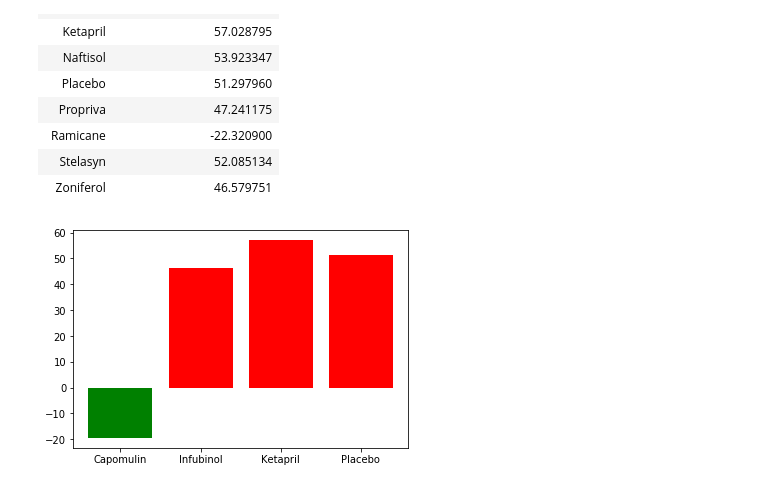
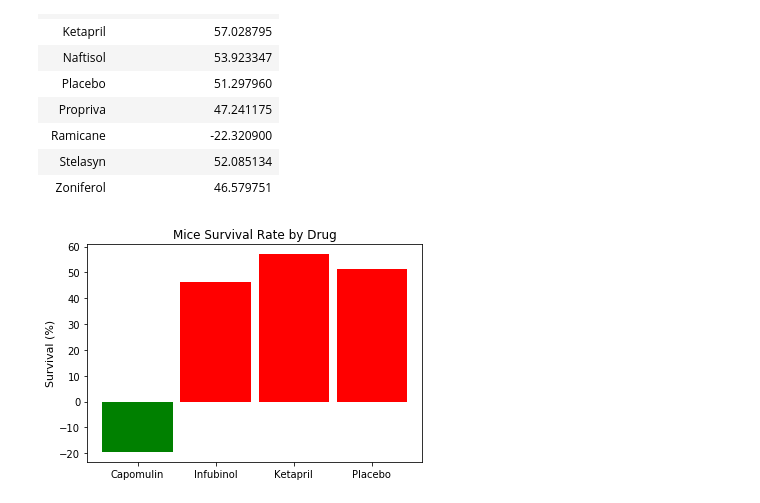
Before and after one commit to AlejandraRosa/Matplotlib-Challenge, a Jupyter notebook: Pymaceuticals/pymaceuticals_starter.ipynb, the cells around one changed output. Cells and saved outputs as stored; diff of their text form; code cells hidden in the pictures.

```diff
--- a/Pymaceuticals/pymaceuticals_starter.ipynb
+++ b/Pymaceuticals/pymaceuticals_starter.ipynb
@@ -362,25 +388,24 @@ tumor_percent_df
 # %%
 # Store all Relevant Percent Changes into a Tuple
 # Splice the data between passing and failing drugs
 
 tumor_percent_plot = pd.DataFrame({'Percent Change': tumor_percentage[['Capomulin', 'Infubinol', 'Ketapril', 'Placebo']]})
 tumor_percent_plot['good'] = tumor_percent_plot['Percent Change'] <= 0
 
 x = tumor_percent_plot.index.values
 y = tumor_percent_plot['Percent Change'].values
 
-#plt.title("Tumor Percentage Summary", fontsize=12)
+fig, ax = plt.subplots()
+plot = plt.bar(x, y, color=tumor_percent_plot['good'].map({True: 'green', False: 'red'}), width=0.9, )
 
-#plt.xlabel("Drugs", fontsize=11)
-#plt.ylabel("Mice Survival Rate", fontsize=11)
-
-fig, ax = plt.subplots()
-plot = plt.bar(x, y, color=tumor_percent_plot['good'].map({True: 'green', False: 'red'}))
-
-plt.savefig("Plots/survival_summary.png")
+x = np.arange(len(labels))
+ax.set_title('Mice Survival Rate by Drug')
+ax.set_ylabel('Survival (%)', fontsize=11)
+ax.set_xticks(x)
 
 # Save the Figure
+plt.savefig("Plots/survival_summary.png")
 # %% [output]
-[figure, old version]
+[figure, new version]
 # %% [markdown]
 ![Metastatic Spread During Treatment](../Images/change.png)
```
Also changed, not shown: parts of 3 cells of this notebook, 1 other file.
